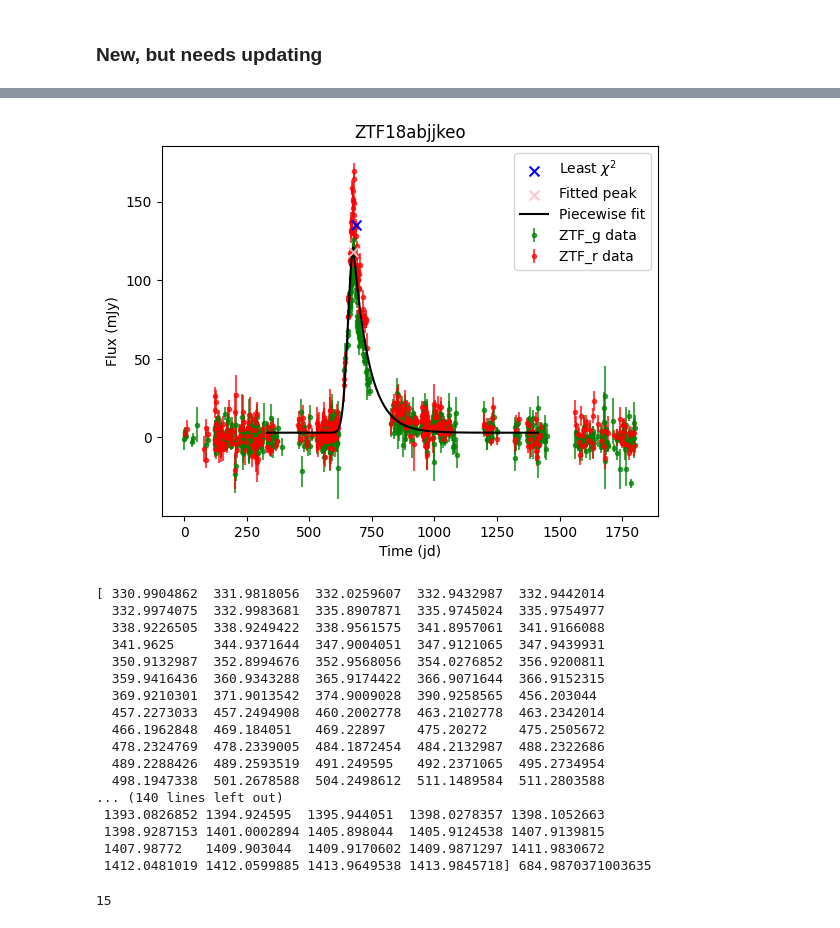
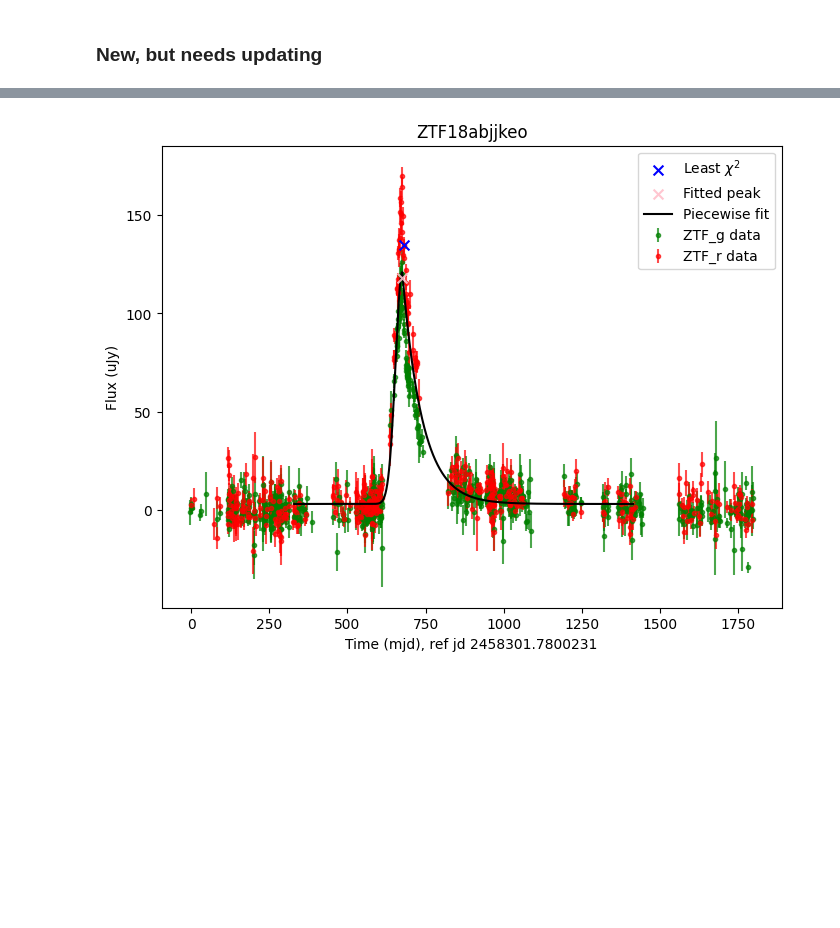
Before and after one commit to TimvdVuurst/FRP_TimvdVuurst, a Jupyter notebook: forced_photometry_2.ipynb, the cells around one changed output, grey strips where cells are left out. Drawn from its saved outputs; the diff is of its cells as text; code cells hidden in the pictures; blank space fills up the shorter version.

```diff
--- a/forced_photometry_2.ipynb
+++ b/forced_photometry_2.ipynb
@@ -262,9 +263,12 @@ names = ["log10(Fp)","peak_position","log10(sigma_rise)","log10(tau_dec)","F0","
 display = [f"{names[i]} = {opt}" for i,opt in enumerate(popt)]
 print("Popt:",display,'\nErrors',np.diagonal(pcov),'\nRelative error: ',np.diagonal(pcov)/popt)
 
-moretimes = np.linspace(min(time_fit),max(time_fit),1000)
+
+moretimes = np.linspace(min(time_fit),max(time_fit),2000)
 fit = gauss_exp(moretimes,*popt) #fit it to a function that doesn't have the BB ratio
+# time = time -  popt[2]
 
+plt.figure(figsize=(8,6))
 plt.errorbar(time[greenmask],flux[greenmask],err[greenmask],fmt='.',c='green',label='ZTF_g data',zorder=-1,alpha=0.7)
 plt.errorbar(time[~greenmask],flux[~greenmask],err[~greenmask],fmt='.',c='red',label='ZTF_r data',zorder=-1,alpha=0.7)
 # plt.scatter(time,flux,s=5,c='black',label='Data')
@@ -273,12 +277,12 @@ plt.scatter(popt[1],10**popt[0],s=50,marker='x',c='pink',zorder=10,label=r'Fitte
 
 plt.plot(moretimes,fit,label='Piecewise fit',zorder=9,c='black')
 # plt.vlines(popt[1],0,150,label='Found peak',colors='red')
-plt.xlabel("Time (jd)")
-plt.ylabel("Flux (mJy)")
+plt.xlabel(f"Time (mjd), ref jd {time_zeropoint}")
+plt.ylabel("Flux (uJy)")
 plt.title("ZTF18abjjkeo")
 plt.legend()
 plt.show()
 
 # print(fp.chi2(flux,err,model_fit=gauss_exp_fit(moretimes,*popt)))
-print(time_fit,time[peak_ind])
+# print(time_fit,time[peak_ind])
 # %% [output]
@@ -290,22 +294 @@ Relative error:  [6.17552998e-06 4.20107327e-04 1.89699708e-04 7.47696187e-05
-[figure, old version]
+[figure, new version]
-[ 330.9904862  331.9818056  332.0259607  332.9432987  332.9442014
-  332.9974075  332.9983681  335.8907871  335.9745024  335.9754977
-  338.9226505  338.9249422  338.9561575  341.8957061  341.9166088
-  341.9625     344.9371644  347.9004051  347.9121065  347.9439931
-  350.9132987  352.8994676  352.9568056  354.0276852  356.9200811
-  359.9416436  360.9343288  365.9174422  366.9071644  366.9152315
-  369.9210301  371.9013542  374.9009028  390.9258565  456.203044
-  457.2273033  457.2494908  460.2002778  463.2102778  463.2342014
-  466.1962848  469.184051   469.22897    475.20272    475.2505672
-  478.2324769  478.2339005  484.1872454  484.2132987  488.2322686
-  489.2288426  489.2593519  491.249595   492.2371065  495.2734954
-  498.1947338  501.2678588  504.2498612  511.1489584  511.2803588
-... (140 lines left out)
- 1393.0826852 1394.924595  1395.944051  1398.0278357 1398.1052663
- 1398.9287153 1401.0002894 1405.898044  1405.9124538 1407.9139815
- 1407.98772   1409.903044  1409.9170602 1409.9871297 1411.9830672
- 1412.0481019 1412.0599885 1413.9649538 1413.9845718] 684.9870371003635
-# %%
-info_dict['nfev']
-# %% [output]
-15
```
Also changed, not shown: parts of 3 cells of this notebook.
